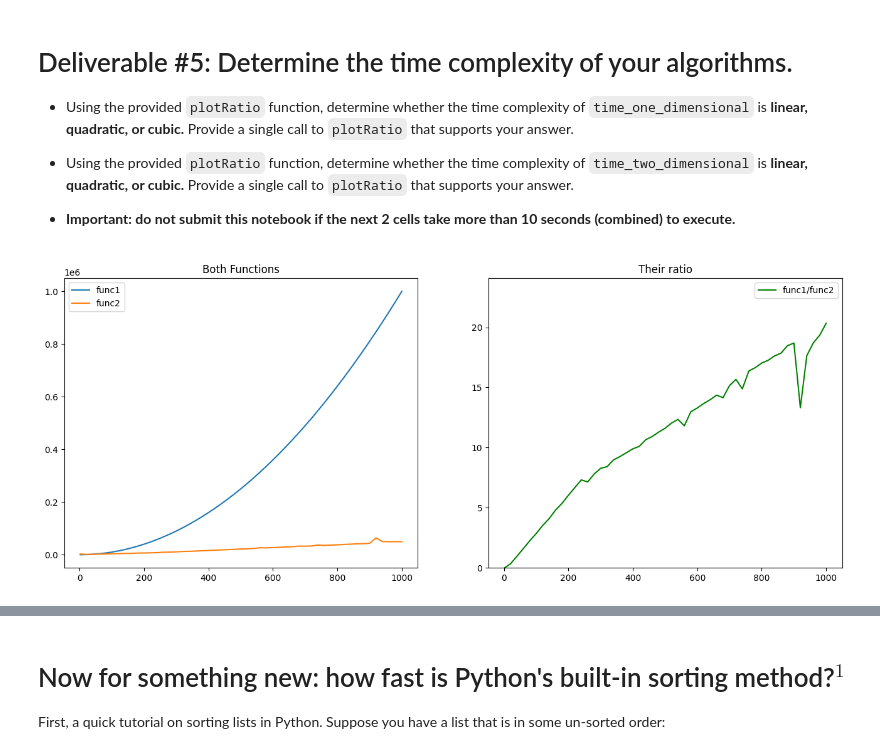
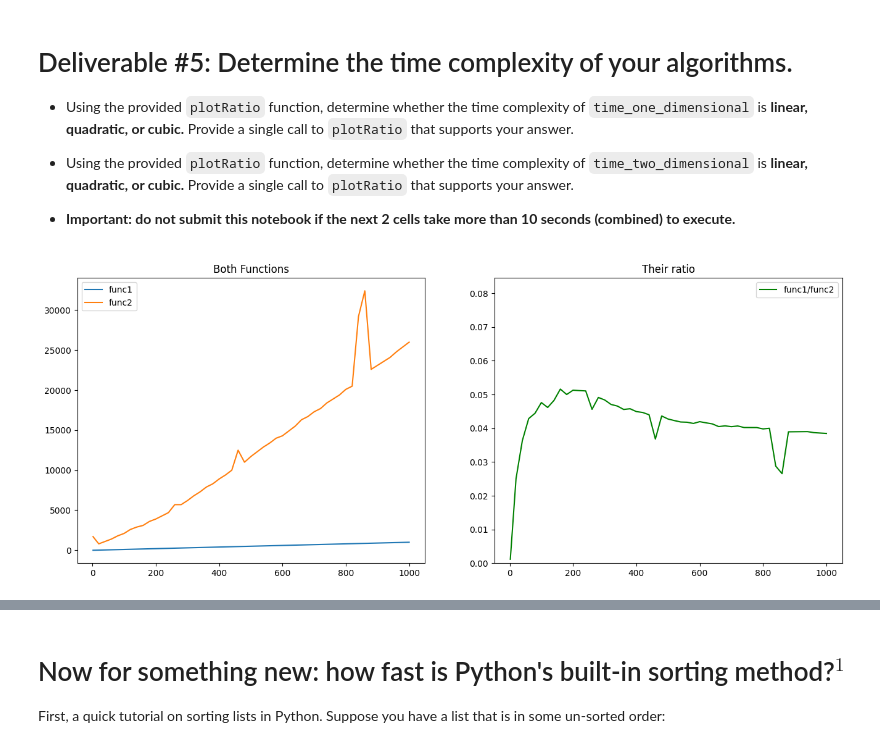
Before and after one commit to Bikatr7/CS2150ClassCode, a Jupyter notebook: projects/4/Bilyeu_Project4.ipynb, the cells around one changed output, grey strips where cells are left out. Cells and saved outputs as stored; diff of their text form; code cells hidden in the pictures.

```diff
--- a/projects/4/Bilyeu_Project4.ipynb
+++ b/projects/4/Bilyeu_Project4.ipynb
@@ -242,9 +250,9 @@ def cubic(n) :
 
 * **Important: do not submit this notebook if the next 2 cells take more than 10 seconds (combined) to execute.**
 # %%
-plotRatio(one_dimensional_loop, time_one_dimensional, 1000)
+plotRatio(linear, time_one_dimensional, 1000)
 # %% [output]
-[figure, old version]
+[figure, new version]
 # %%
 plotRatio(quadratic, time_two_dimensional, 1000)
 # %% [output]
```
Also changed, not shown: parts of 9 cells of this notebook.
